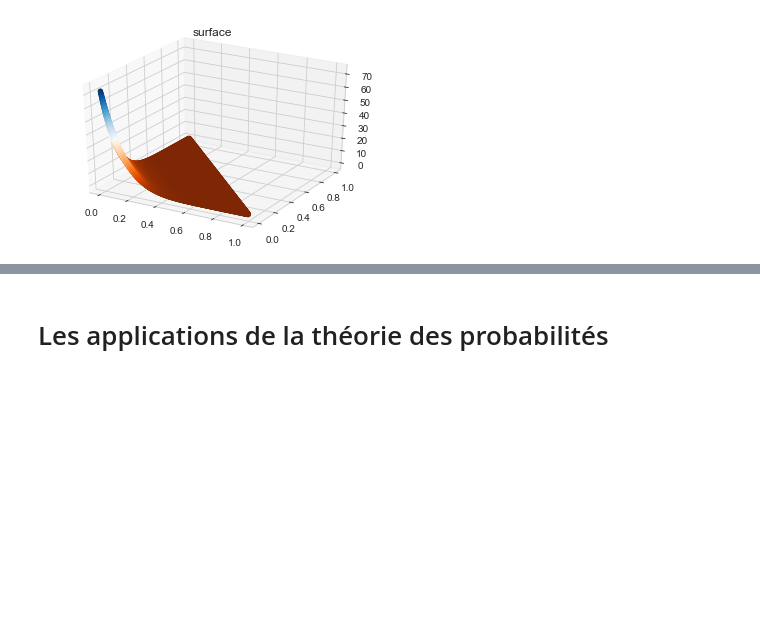
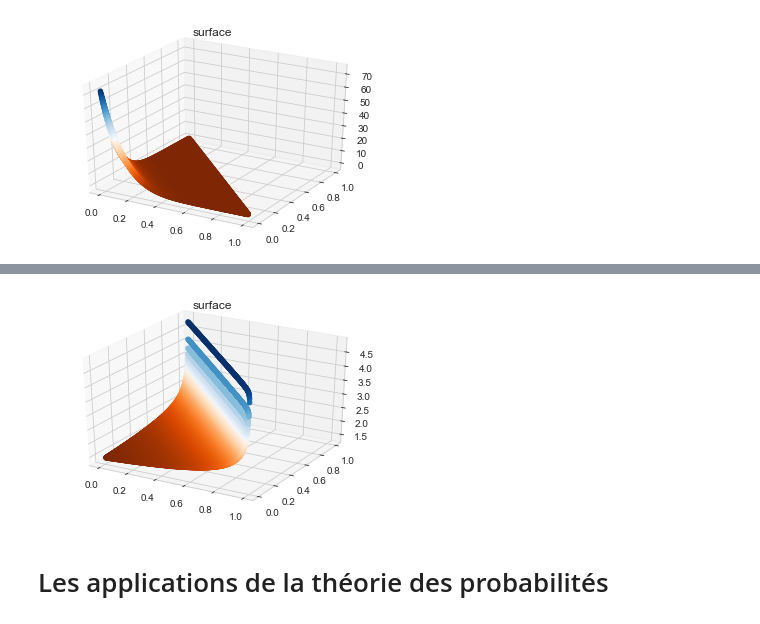
Before and after one commit to JJublanc/statistics_tools, a Jupyter notebook: loi_de_probabilite.ipynb, the cells around one changed output, grey strips where cells are left out. Cells and saved outputs as stored; diff of their text form; code cells hidden in the pictures; blank space fills up the shorter version.

```diff
--- a/loi_de_probabilite.ipynb
+++ b/loi_de_probabilite.ipynb
@@ -359,3 +360,7 @@ _TODO_ prévoir un exemple avec des paramètre <1
+# %%
+plot_dirichlet([0.8,1,1], sample_size=400)
+# %% [output]
+[figure, added]
 # %% [markdown]
 # Les applications de la théorie des probabilités
 # %% [markdown]
```
Also changed, not shown: parts of 8 cells of this notebook.
